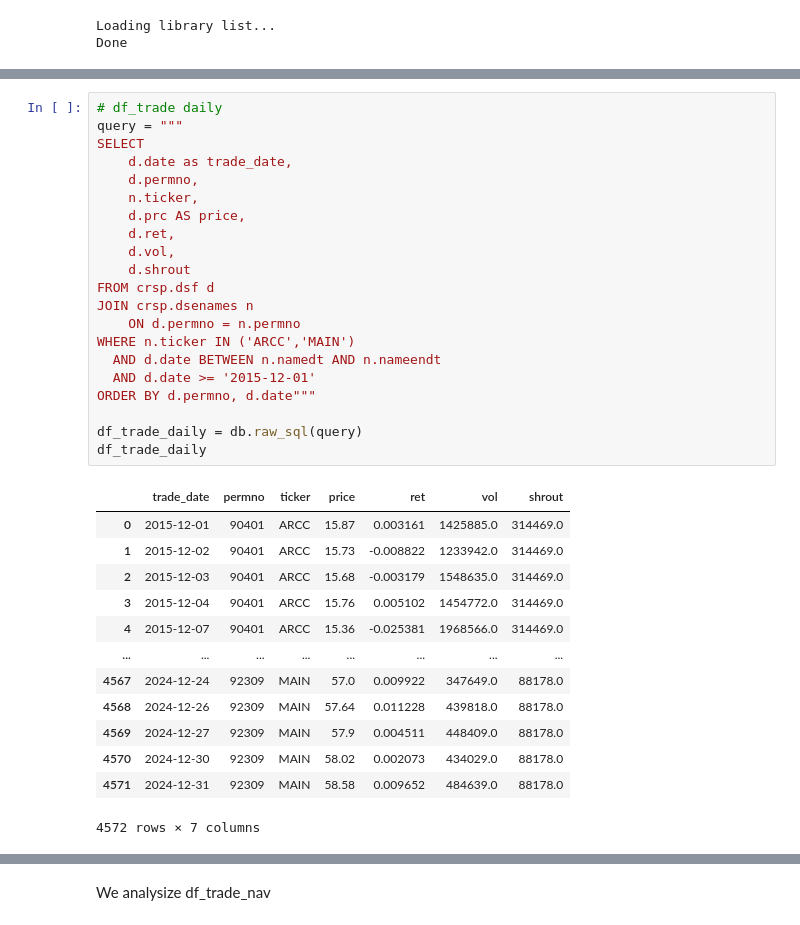
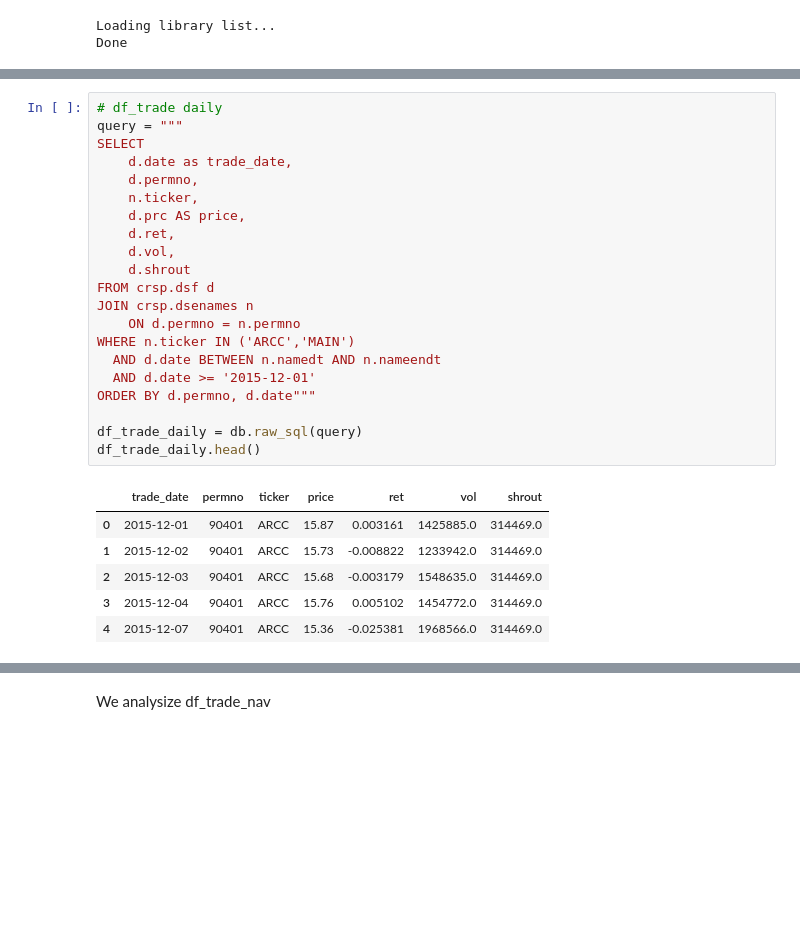
Before and after one commit to aj-zhimire/finance, a Jupyter notebook: BDC Sensitivity.ipynb, the cells around one changed output, grey strips where cells are left out. Cells and saved outputs as stored; diff of their text form; blank space fills up the shorter version.

```diff
--- a/BDC Sensitivity.ipynb
+++ b/BDC Sensitivity.ipynb
@@ -70,38 +67,31 @@ df_trade_monthly
 # %%
 # df_trade daily
 query = """
 SELECT
     d.date as trade_date,
     d.permno,
     n.ticker,
     d.prc AS price,
     d.ret,
     d.vol,
     d.shrout
 FROM crsp.dsf d
 JOIN crsp.dsenames n
     ON d.permno = n.permno
 WHERE n.ticker IN ('ARCC','MAIN')
   AND d.date BETWEEN n.namedt AND n.nameendt
   AND d.date >= '2015-12-01'
 ORDER BY d.permno, d.date"""
 
 df_trade_daily = db.raw_sql(query)
-df_trade_daily
+df_trade_daily.head()
 # %% [output]
 |  | trade_date | permno | ticker | price | ret | vol | shrout |
 | 0 | 2015-12-01 | 90401 | ARCC | 15.87 | 0.003161 | 1425885.0 | 314469.0 |
 | 1 | 2015-12-02 | 90401 | ARCC | 15.73 | -0.008822 | 1233942.0 | 314469.0 |
 | 2 | 2015-12-03 | 90401 | ARCC | 15.68 | -0.003179 | 1548635.0 | 314469.0 |
 | 3 | 2015-12-04 | 90401 | ARCC | 15.76 | 0.005102 | 1454772.0 | 314469.0 |
 | 4 | 2015-12-07 | 90401 | ARCC | 15.36 | -0.025381 | 1968566.0 | 314469.0 |
-| ... | ... | ... | ... | ... | ... | ... | ... |
-| 4567 | 2024-12-24 | 92309 | MAIN | 57.0 | 0.009922 | 347649.0 | 88178.0 |
-| 4568 | 2024-12-26 | 92309 | MAIN | 57.64 | 0.011228 | 439818.0 | 88178.0 |
-| 4569 | 2024-12-27 | 92309 | MAIN | 57.9 | 0.004511 | 448409.0 | 88178.0 |
-| 4570 | 2024-12-30 | 92309 | MAIN | 58.02 | 0.002073 | 434029.0 | 88178.0 |
-| 4571 | 2024-12-31 | 92309 | MAIN | 58.58 | 0.009652 | 484639.0 | 88178.0 |
-4572 rows × 7 columns
 # %%
 # df_rate  (monthly)
 
```
Also changed, not shown: parts of 15 cells of this notebook, 2 other files.
